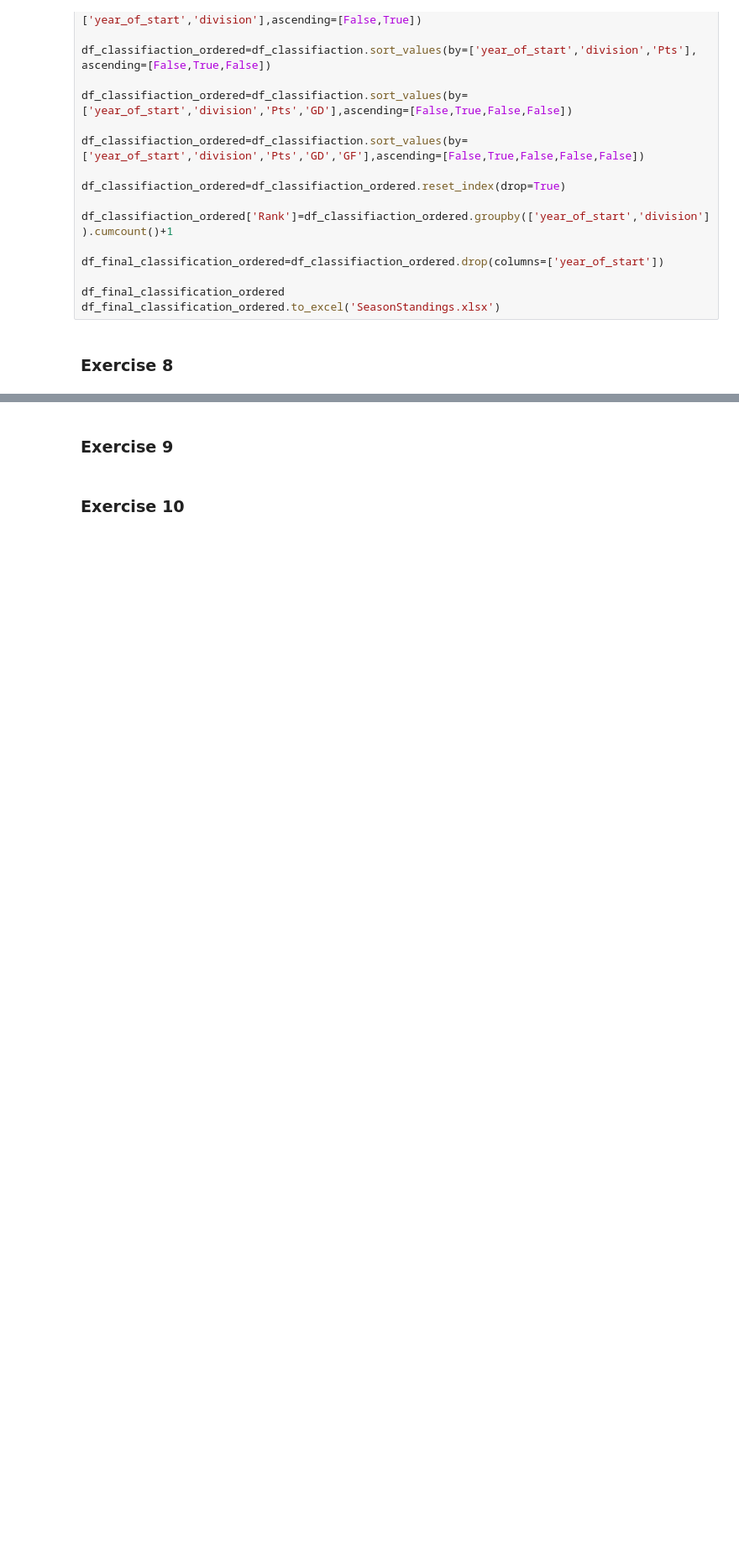
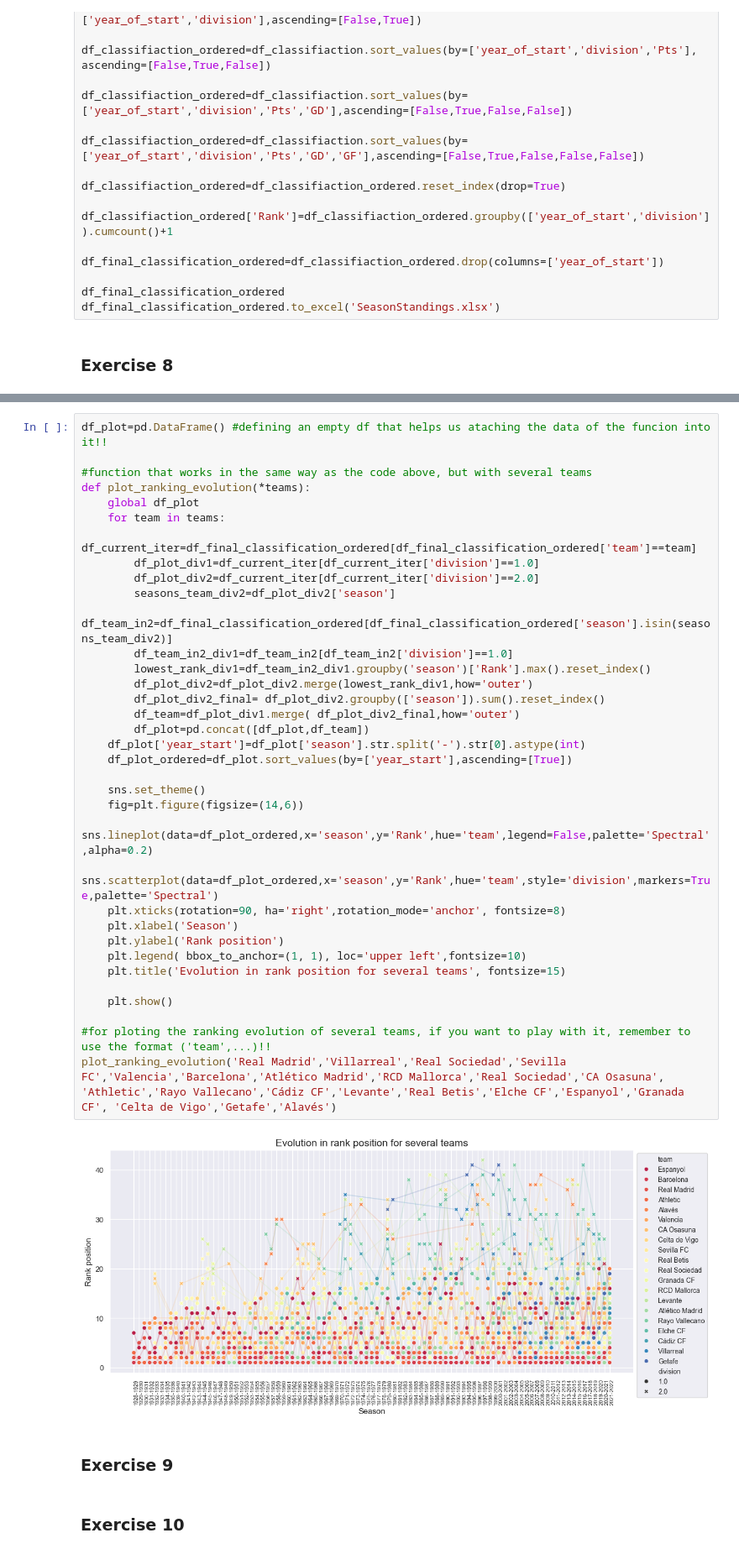
Before and after one commit to coders-unidas/la-quiniela, a Jupyter notebook: analysis/data_analysis.ipynb, the cells around one changed output, grey strips where cells are left out. Shown at 84% size. Saved outputs shown, nothing was run; the diff lists cells and outputs as text; blank space fills up the shorter version.

```diff
--- a/analysis/data_analysis.ipynb
+++ b/analysis/data_analysis.ipynb
@@ -445,3 +449,40 @@ plt.show()
+# %%
+df_plot=pd.DataFrame() #defining an empty df that helps us ataching the data of the funcion into it!!
+
+#function that works in the same way as the code above, but with several teams
+def plot_ranking_evolution(*teams):
+    global df_plot
+    for team in teams:
+        df_current_iter=df_final_classification_ordered[df_final_classification_ordered['team']==team]
+        df_plot_div1=df_current_iter[df_current_iter['division']==1.0]
+        df_plot_div2=df_current_iter[df_current_iter['division']==2.0]
+        seasons_team_div2=df_plot_div2['season']
+        df_team_in2=df_final_classification_ordered[df_final_classification_ordered['season'].isin(seasons_team_div2)]
+        df_team_in2_div1=df_team_in2[df_team_in2['division']==1.0]
+        lowest_rank_div1=df_team_in2_div1.groupby('season')['Rank'].max().reset_index()
+        df_plot_div2=df_plot_div2.merge(lowest_rank_div1,how='outer')
+        df_plot_div2_final= df_plot_div2.groupby(['season']).sum().reset_index()
+        df_team=df_plot_div1.merge( df_plot_div2_final,how='outer')
+        df_plot=pd.concat([df_plot,df_team])
+    df_plot['year_start']=df_plot['season'].str.split('-').str[0].astype(int)
+    df_plot_ordered=df_plot.sort_values(by=['year_start'],ascending=[True])
+
+    sns.set_theme()
+    fig=plt.figure(figsize=(14,6))
+    sns.lineplot(data=df_plot_ordered,x='season',y='Rank',hue='team',legend=False,palette='Spectral',alpha=0.2)
+    sns.scatterplot(data=df_plot_ordered,x='season',y='Rank',hue='team',style='division',markers=True,palette='Spectral')
+    plt.xticks(rotation=90, ha='right',rotation_mode='anchor', fontsize=8)
+    plt.xlabel('Season')
+    plt.ylabel('Rank position')
+    plt.legend( bbox_to_anchor=(1, 1), loc='upper left',fontsize=10)
+    plt.title('Evolution in rank position for several teams', fontsize=15)
+
+    plt.show()
+
+#for ploting the ranking evolution of several teams, if you want to play with it, remember to use the format ('team',...)!!
+plot_ranking_evolution('Real Madrid','Villarreal','Real Sociedad','Sevilla FC','Valencia','Barcelona','Atlético Madrid','RCD Mallorca','Real Sociedad','CA Osasuna', 'Athletic','Rayo Vallecano','Cádiz CF','Levante','Real Betis','Elche CF','Espanyol','Granada CF', 'Celta de Vigo','Getafe','Alavés')
+# %% [output]
+[figure, added]
 # %% [markdown]
 ### Exercise 9
 # %% [markdown]
```
Also changed, not shown: parts of 1 cell of this notebook, 1 other file.
